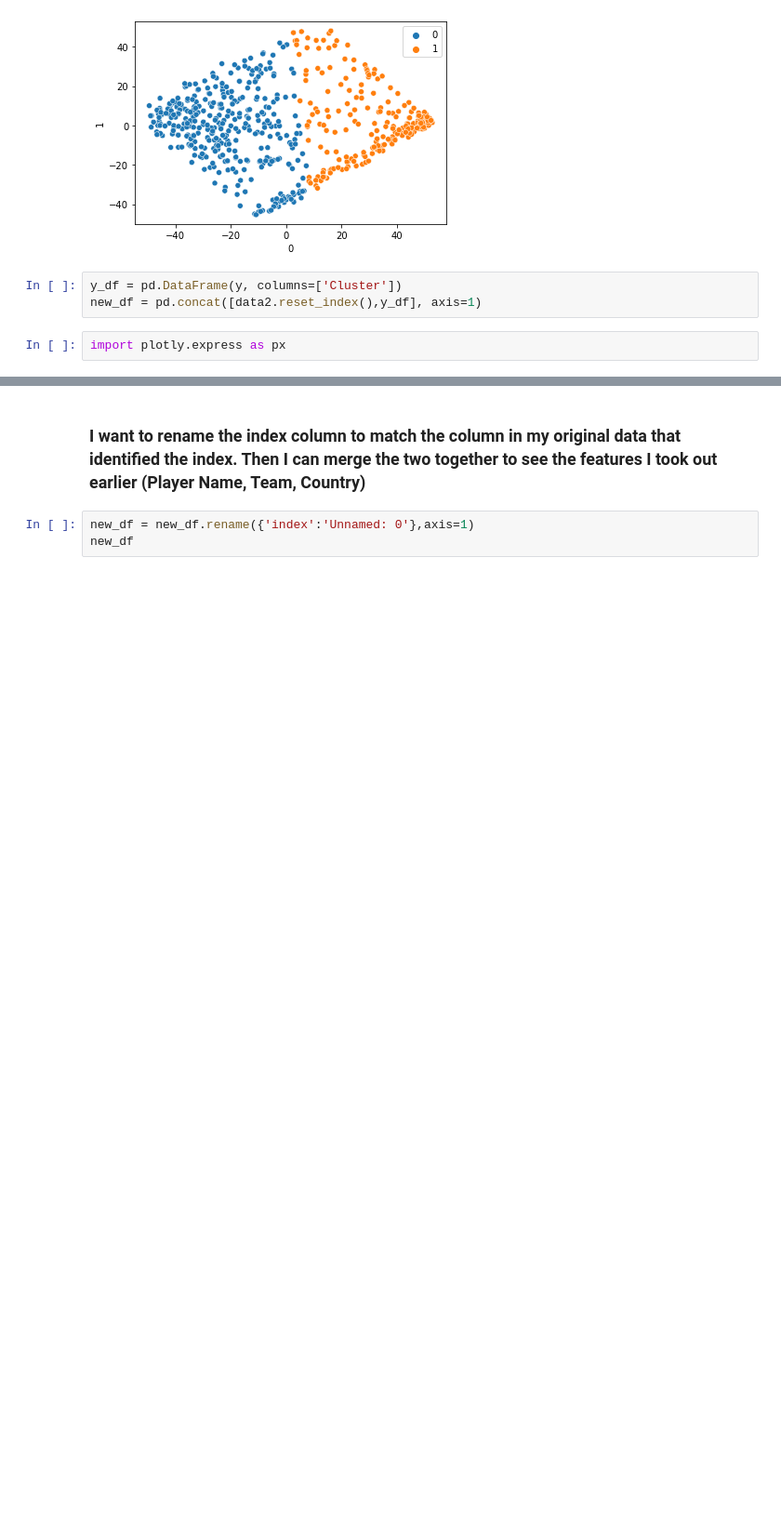
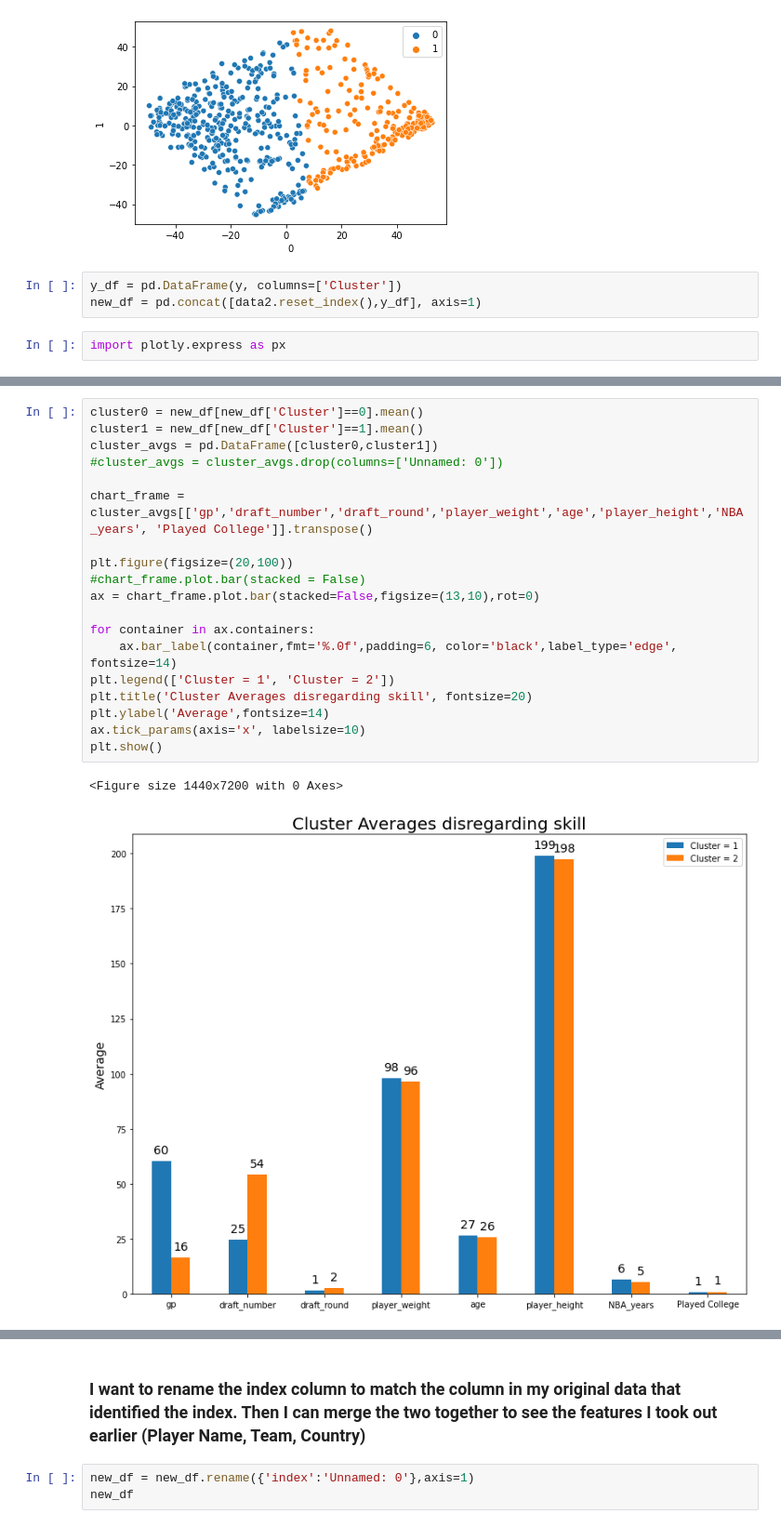
Before and after one commit to TonyJosephD/Clustering_NBA_player_roles, a Jupyter notebook: nba_clustering.ipynb, the cells around one changed output, grey strips where cells are left out. Shown at 93% size. Drawn from its saved outputs; the diff is of its cells as text; blank space fills up the shorter version.

Commit message:
Finished Clusters

```diff
--- a/nba_clustering.ipynb
+++ b/nba_clustering.ipynb
@@ -453,0 +430,22 @@ new_df[new_df['Cluster']==1].describe()
+# %%
+cluster0 = new_df[new_df['Cluster']==0].mean()
+cluster1 = new_df[new_df['Cluster']==1].mean()
+cluster_avgs = pd.DataFrame([cluster0,cluster1])
+#cluster_avgs = cluster_avgs.drop(columns=['Unnamed: 0'])
+
+chart_frame = cluster_avgs[['gp','draft_number','draft_round','player_weight','age','player_height','NBA_years', 'Played College']].transpose()
+
+plt.figure(figsize=(20,100))
+#chart_frame.plot.bar(stacked = False)
+ax = chart_frame.plot.bar(stacked=False,figsize=(13,10),rot=0)
+
+for container in ax.containers:
+    ax.bar_label(container,fmt='%.0f',padding=6, color='black',label_type='edge', fontsize=14)
+plt.legend(['Cluster = 1', 'Cluster = 2'])
+plt.title('Cluster Averages disregarding skill', fontsize=20)
+plt.ylabel('Average',fontsize=14)
+ax.tick_params(axis='x', labelsize=10)
+plt.show()
+# %% [output]
+<Figure size 1440x7200 with 0 Axes>
+[figure, added]
```
Also changed, not shown: parts of 36 cells of this notebook.
